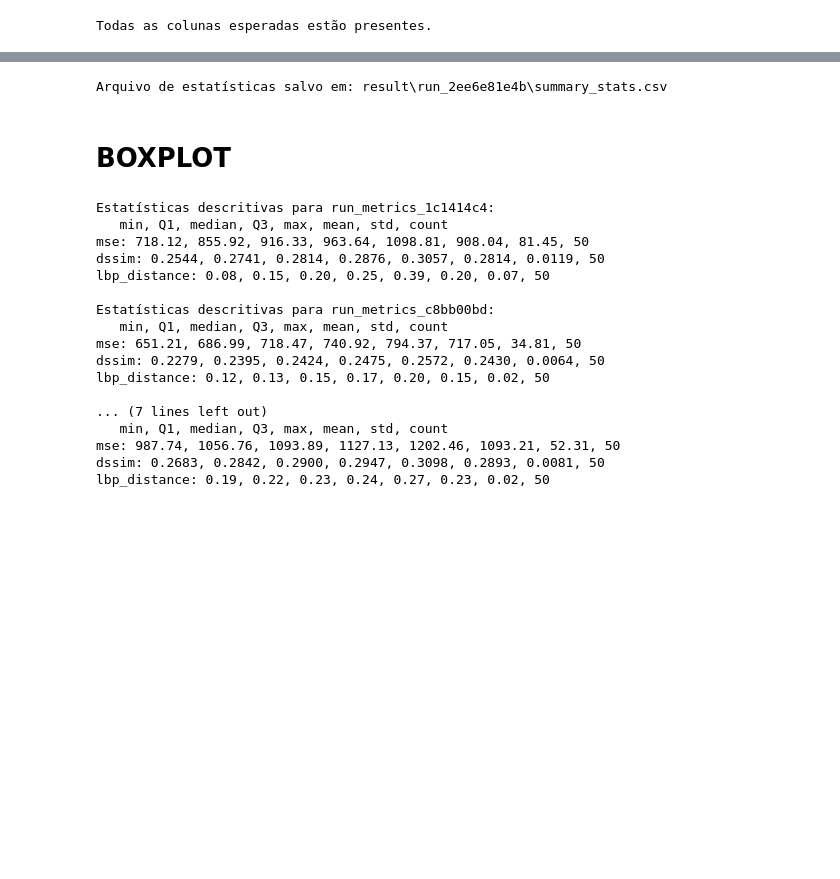
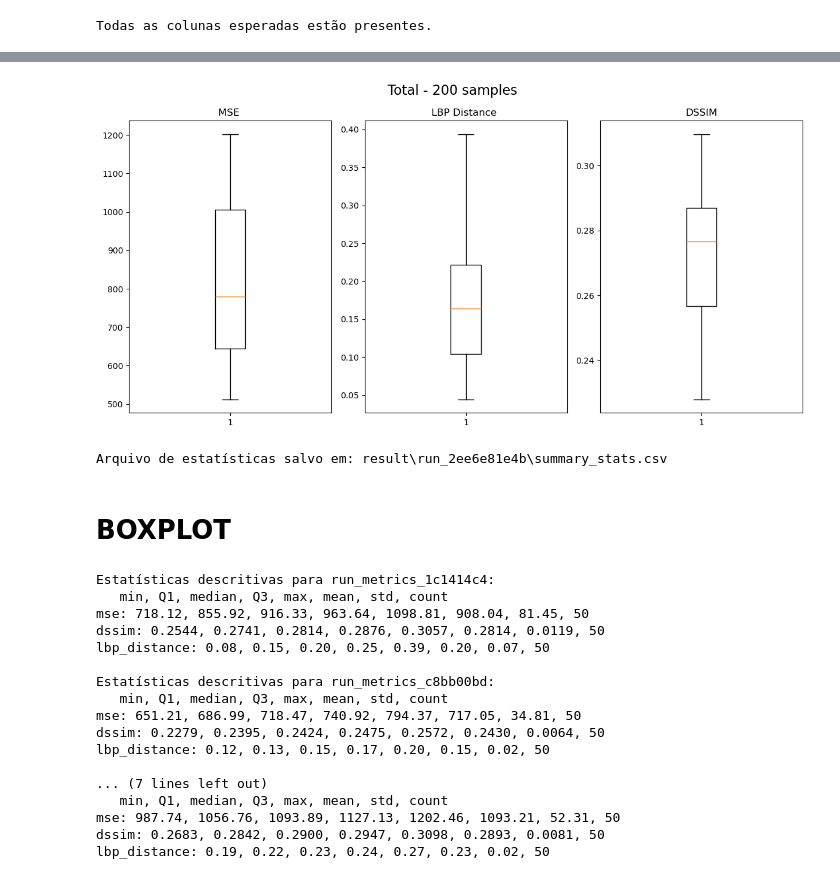
Before and after one commit to lucterres/textureSSD, a Jupyter notebook: Boxplots.ipynb, the cells around one changed output, grey strips where cells are left out. Cells and saved outputs as stored; diff of their text form; code cells hidden in the pictures; blank space fills up the shorter version.

```diff
--- a/Boxplots.ipynb
+++ b/Boxplots.ipynb
@@ -260,3 +273,9 @@ lbp_distance    0.240429   0.027344     50
+# %%
+df_temp = df
+nomeOriginal = 'Total'
+boxplot(nomeOriginal, df_temp['mse'], df_temp['dssim'], df_temp['lbp_distance'])
+# %% [output]
+[figure, added]
 # %%
 # Salva ao lado do CSV original
 out_dir = os.path.dirname(meuarquivo)
```
Also changed, not shown: parts of 8 cells of this notebook, 1 other file.
